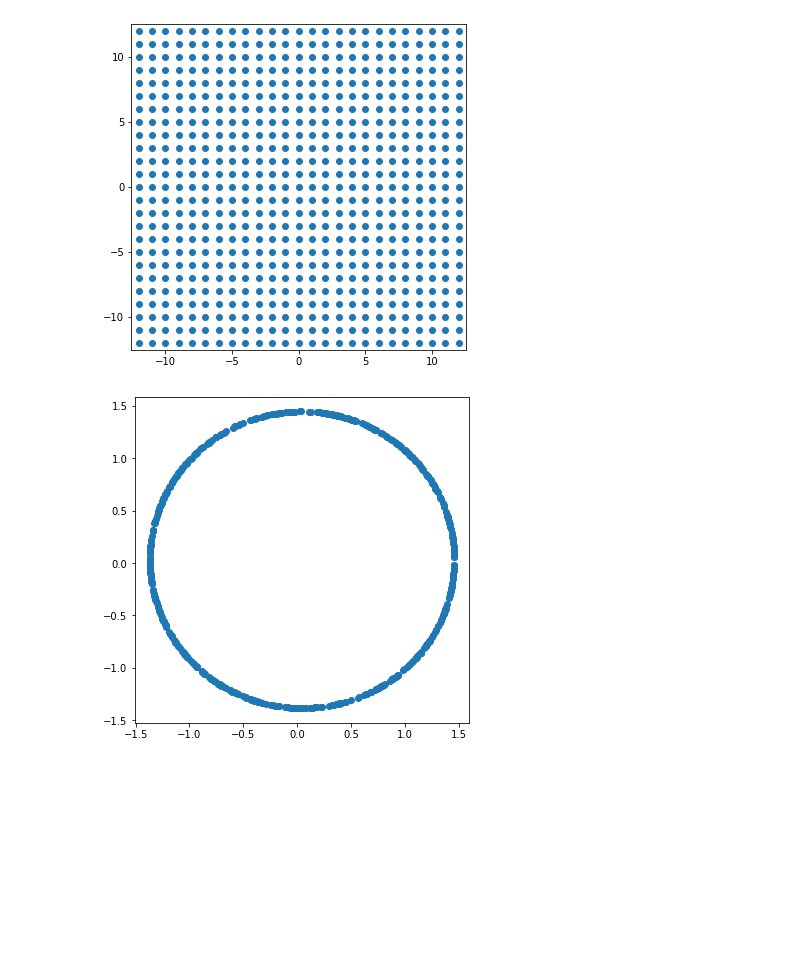
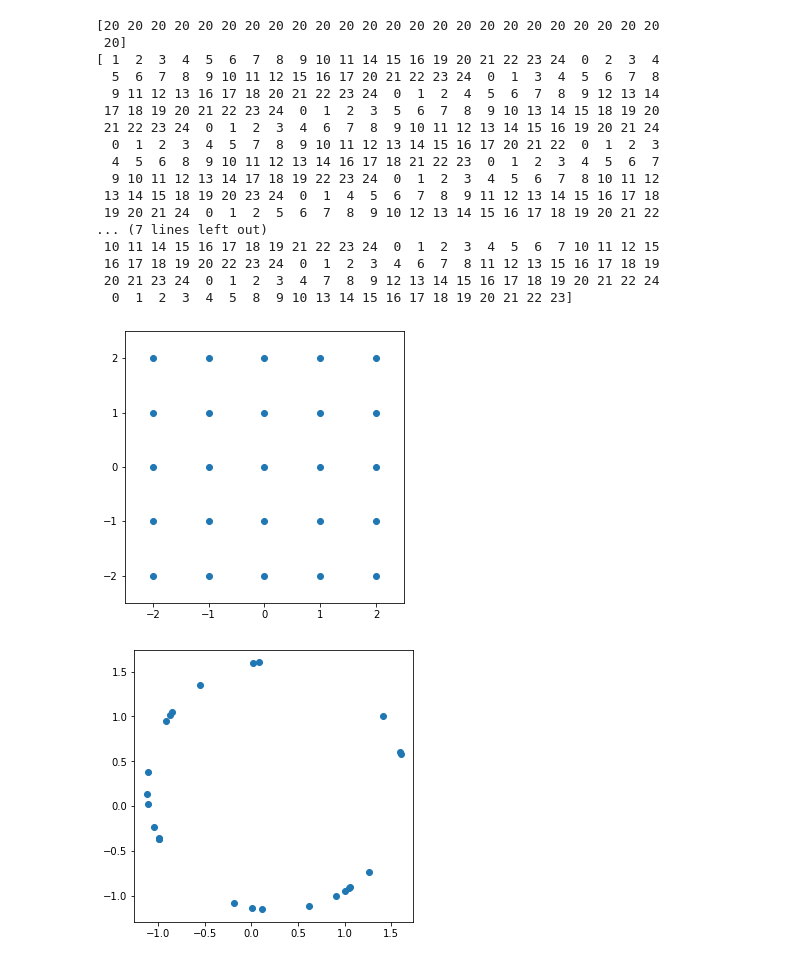
Before and after one commit to AlantheBenign/Fisica-Computacional-Informacao-e-Complexidade, a Jupyter notebook: Aula 4 - Dinâmica Molecular/Dinâmica melecular.ipynb, the cells around one changed output. Saved outputs shown, nothing was run; the diff lists cells and outputs as text; code cells hidden in the pictures; blank space fills up the shorter version.

```diff
--- a/Aula 4 - Dinâmica Molecular/Dinâmica melecular.ipynb
+++ b/Aula 4 - Dinâmica Molecular/Dinâmica melecular.ipynb
@@ -15,7 +30,7 @@ r_c = r_c*r_c
 # %%
 @njit
-def create_initial(N, box_side,temperature = 1.0):
-    L = int(np.sqrt(N))
+def create_initial(N, box_size,temperature = 1.0):
+    n = int(np.sqrt(N))
 
     x = np.zeros(N)
     y = np.zeros(N)
@@ -23,31 +38,29 @@ def create_initial(N, box_side,temperature = 1.0):
     v_x = np.zeros(N)
     v_y = np.zeros(N)
 
+    d = box_size/n
+
     count = 0
-    for i in range(L):
-        for j in range(L):
+    for i in range(n):
+        for j in range(n):
 
             # distribui as partículas numa rede quadrada centrada
-            x[count] = (i+0.5) - box_size/2
-            y[count] = (j+0.5) - box_size/2
+            x[count] = ( d * i ) + d/2 - ( box_size/2 )
+            y[count] = ( d * j ) + d/2 - ( box_size/2 )
 
-            # Escolhe a velocidade uniformemente num circulo unitario
+            # escolhe a velocidade uniformemente num circulo unitário
             phi = np.random.uniform(0,2*np.pi)
             v_x[count] = np.cos(phi)
             v_y[count] = np.sin(phi)
             count += 1
 
-    # normaliza as posições para dentro da caixa
-    x = x/L*box_size
-    y = y/L*box_size
-
-    # normaliza as velocidades de acordo com o teorema da equiparticao da energia
+    # normaliza as velocidades de acordo com o teorema da equipartição da energia
     prov=np.sqrt((2.0-2.0/N)*temperature)
 
     v_x=v_x*prov
     v_y=v_y*prov
 
-    # Zera o momento total das partículas
+    # zera o momento total das partículas
     prov=np.sum(v_x)
     v_x=v_x-prov/N
     prov=np.sum(v_y)
@@ -90,0 +118,22 @@ Wall time: 4 ms
+# %%
+n_viz, viz = verlet_list(x,y,r2_v,box_size)
+print(n_viz)
+print(viz)
+# %% [output]
+[20 20 20 20 20 20 20 20 20 20 20 20 20 20 20 20 20 20 20 20 20 20 20 20
+ 20]
+[ 1  2  3  4  5  6  7  8  9 10 11 14 15 16 19 20 21 22 23 24  0  2  3  4
+  5  6  7  8  9 10 11 12 15 16 17 20 21 22 23 24  0  1  3  4  5  6  7  8
+  9 11 12 13 16 17 18 20 21 22 23 24  0  1  2  4  5  6  7  8  9 12 13 14
+ 17 18 19 20 21 22 23 24  0  1  2  3  5  6  7  8  9 10 13 14 15 18 19 20
+ 21 22 23 24  0  1  2  3  4  6  7  8  9 10 11 12 13 14 15 16 19 20 21 24
+  0  1  2  3  4  5  7  8  9 10 11 12 13 14 15 16 17 20 21 22  0  1  2  3
+  4  5  6  8  9 10 11 12 13 14 16 17 18 21 22 23  0  1  2  3  4  5  6  7
+  9 10 11 12 13 14 17 18 19 22 23 24  0  1  2  3  4  5  6  7  8 10 11 12
+ 13 14 15 18 19 20 23 24  0  1  4  5  6  7  8  9 11 12 13 14 15 16 17 18
+ 19 20 21 24  0  1  2  5  6  7  8  9 10 12 13 14 15 16 17 18 19 20 21 22
+... (7 lines left out)
+ 10 11 14 15 16 17 18 19 21 22 23 24  0  1  2  3  4  5  6  7 10 11 12 15
+ 16 17 18 19 20 22 23 24  0  1  2  3  4  6  7  8 11 12 13 15 16 17 18 19
+ 20 21 23 24  0  1  2  3  4  7  8  9 12 13 14 15 16 17 18 19 20 21 22 24
+  0  1  2  3  4  5  8  9 10 13 14 15 16 17 18 19 20 21 22 23]
@@ -91,16 +217,13 @@ Wall time: 4 ms
 # %%
 x,y,vx,vy = create_initial(N,box_size,temperature)
-#n_viz, viz = vernet_list(x,y,1)
-plt.figure(figsize=(6,6))
-plt.xlim(-L/2 - 0.05,L/2 + 0.05)
-plt.ylim(-L/2 - 0.05,L/2 + 0.05)
+plt.figure(figsize=(5,5))
+plt.xlim(-box_size/2,box_size/2)
+plt.ylim(-box_size/2,box_size/2)
 plt.scatter(x,y)
 plt.show()
-plt.figure(figsize=(6,6))
+plt.figure(figsize=(5,5))
 plt.scatter(vx,vy)
 plt.show()
-#print(n_viz)
-#print(viz)
 # %% [output]
-[figure, old version]
+[figure, new version]
-[figure, old version]
+[figure, new version]
```
Also changed, not shown: parts of 14 cells of this notebook, 1 other file.
